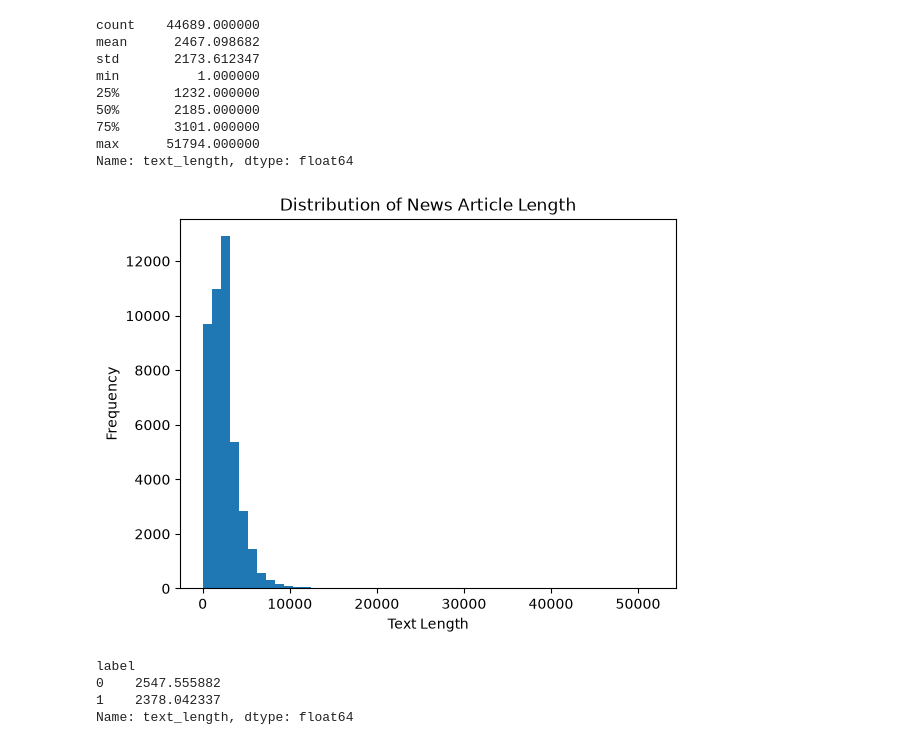
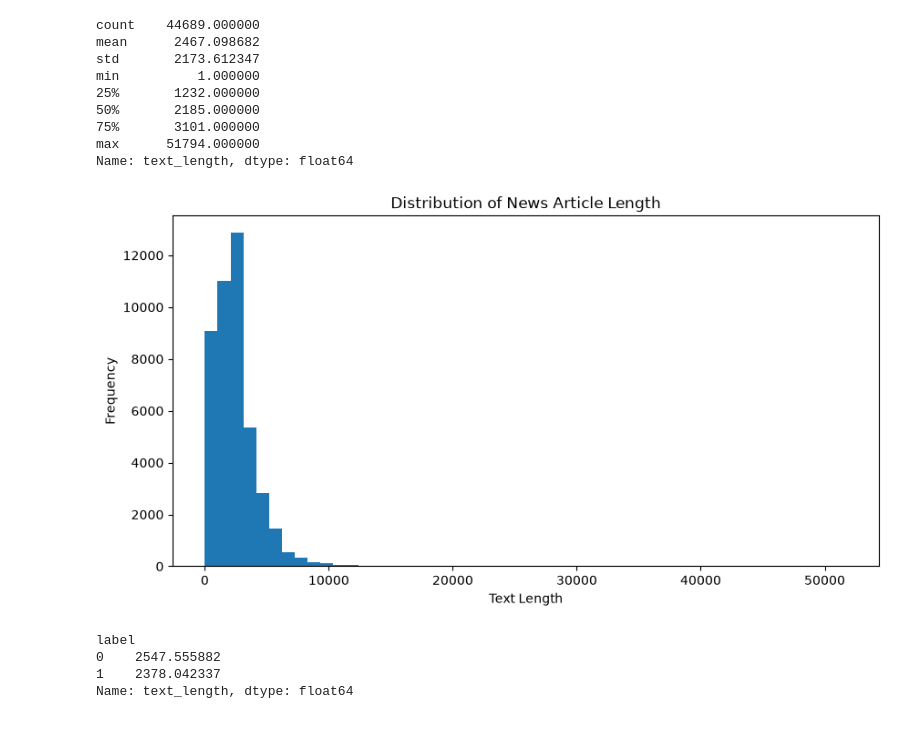
Before and after one commit to khushbukumari-dev/fake-news-analyzer, a Jupyter notebook: notebooks/fake_news_analysis.ipynb, the cells around one changed output. Cells and saved outputs as stored; diff of their text form; code cells hidden in the pictures.

```diff
--- a/notebooks/fake_news_analysis.ipynb
+++ b/notebooks/fake_news_analysis.ipynb
@@ -319,15 +319,15 @@ max      51794.000000
 Name: text_length, dtype: float64
 # %%
 import matplotlib.pyplot as plt
-plt.Figure(figsize=(10,5))
+plt.figure(figsize=(10,5))
 plt.hist(df["text_length"],bins=50)
 
 plt.title("Distribution of News Article Length")
 plt.xlabel("Text Length")
 plt.ylabel("Frequency")
 plt.show()
 # %% [output]
-[figure, old version]
+[figure, new version]
 # %%
 df.groupby("label")["text_length"].mean()
 # %% [output]
```
Also changed, not shown: parts of 2 cells of this notebook.
